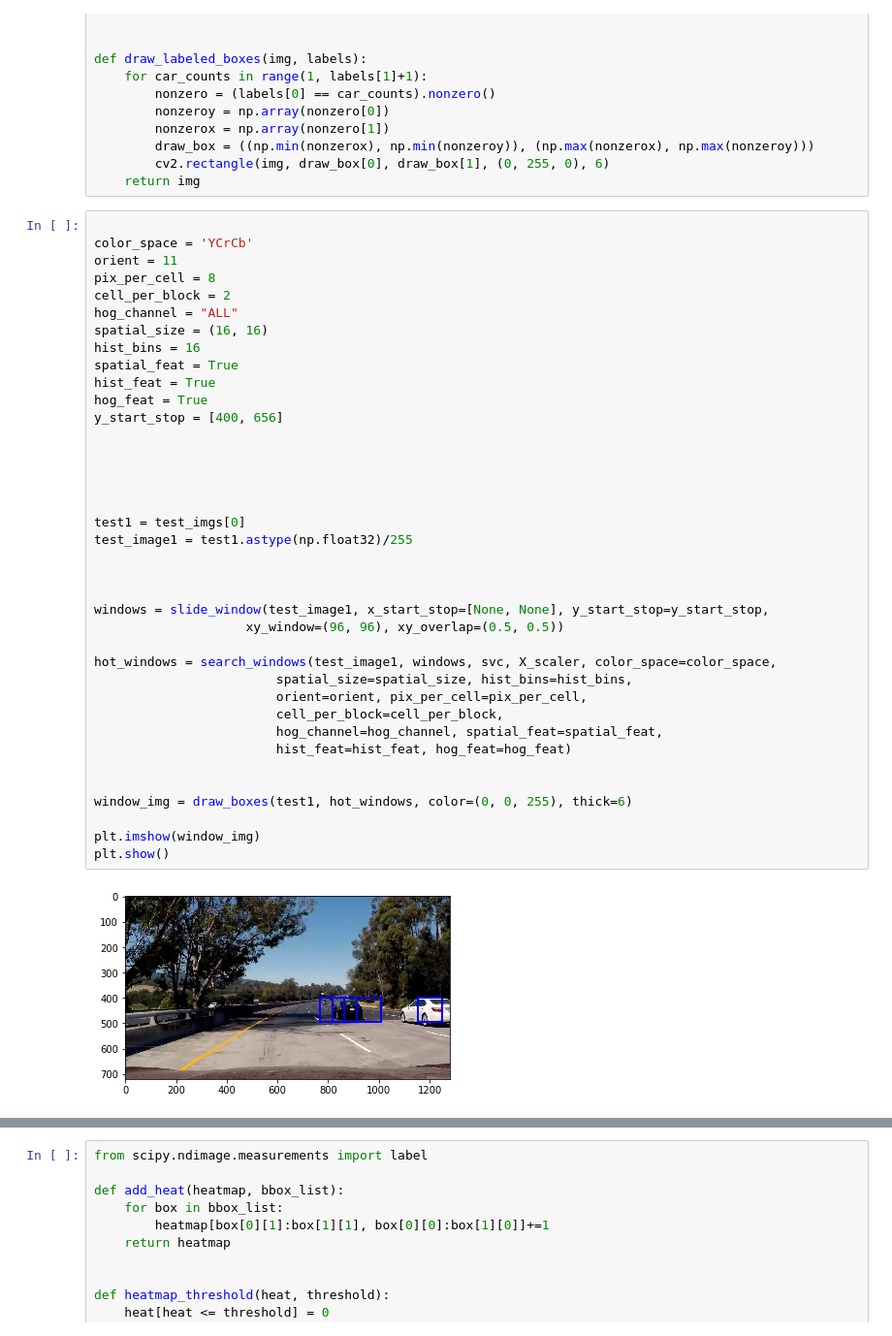
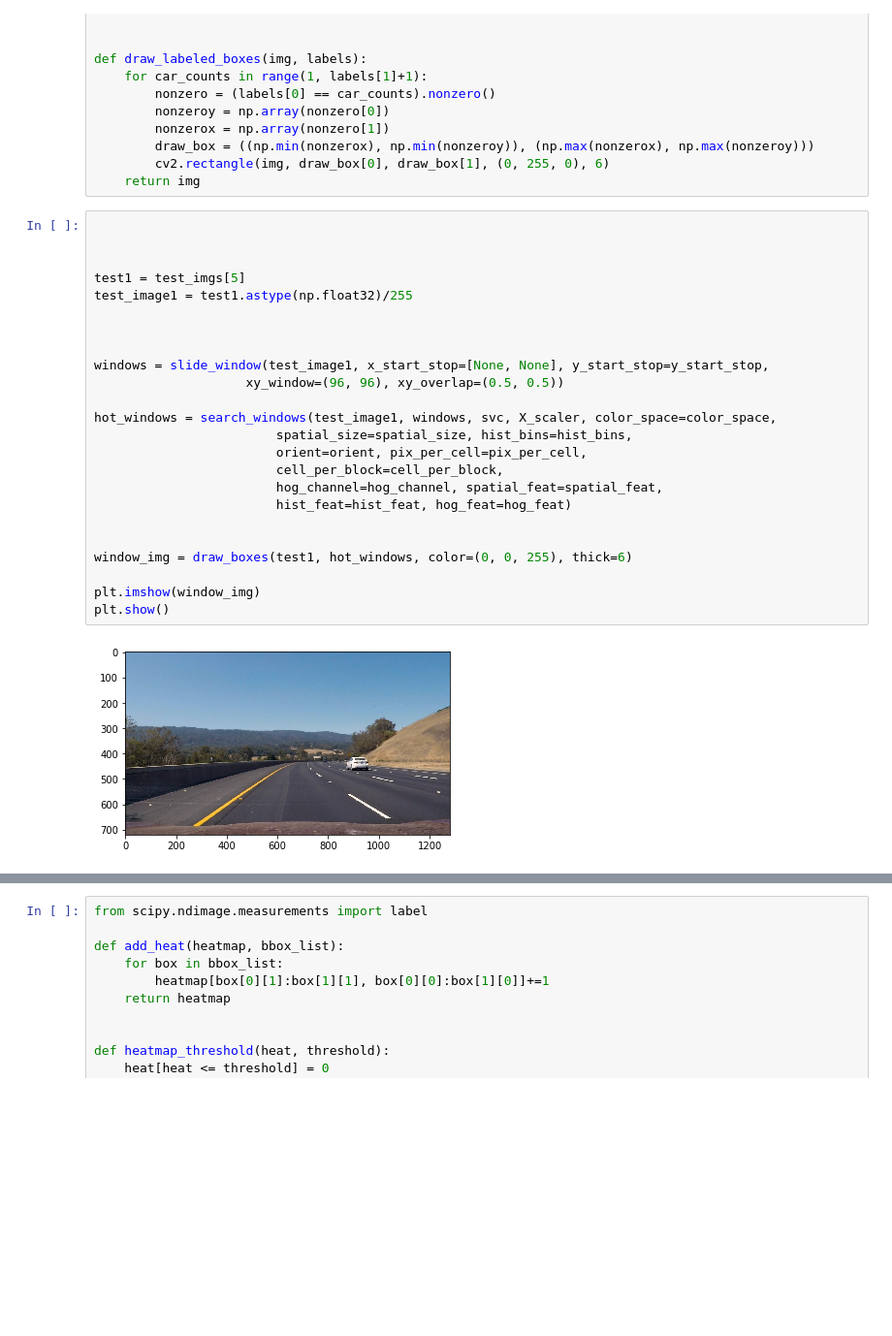
Before and after one commit to BingbingLai/carnd-project-5, a Jupyter notebook: object_detection_project.ipynb, the cells around one changed output, grey strips where cells are left out. Shown at 97% size. Drawn from its saved outputs; the diff is of its cells as text; blank space fills up the shorter version.

```diff
--- a/object_detection_project.ipynb
+++ b/object_detection_project.ipynb
@@ -409,44 +384,30 @@ def draw_labeled_boxes(img, labels):
         cv2.rectangle(img, draw_box[0], draw_box[1], (0, 255, 0), 6)
     return img
 # %%
-
-color_space = 'YCrCb'
-orient = 11
-pix_per_cell = 8
-cell_per_block = 2
-hog_channel = "ALL"
-spatial_size = (16, 16)
-hist_bins = 16
-spatial_feat = True
-hist_feat = True
-hog_feat = True
-y_start_stop = [400, 656]
 
 
 
-
-
-test1 = test_imgs[0]
+test1 = test_imgs[5]
 test_image1 = test1.astype(np.float32)/255
 
 
 
 windows = slide_window(test_image1, x_start_stop=[None, None], y_start_stop=y_start_stop,
                     xy_window=(96, 96), xy_overlap=(0.5, 0.5))
 
 hot_windows = search_windows(test_image1, windows, svc, X_scaler, color_space=color_space,
                         spatial_size=spatial_size, hist_bins=hist_bins,
                         orient=orient, pix_per_cell=pix_per_cell,
                         cell_per_block=cell_per_block,
                         hog_channel=hog_channel, spatial_feat=spatial_feat,
                         hist_feat=hist_feat, hog_feat=hog_feat)
 
 
 window_img = draw_boxes(test1, hot_windows, color=(0, 0, 255), thick=6)
 
 plt.imshow(window_img)
 plt.show()
 # %% [output]
-[figure, old version]
+[figure, new version]
 # %%
 
```
Also changed, not shown: parts of 7 cells of this notebook.
